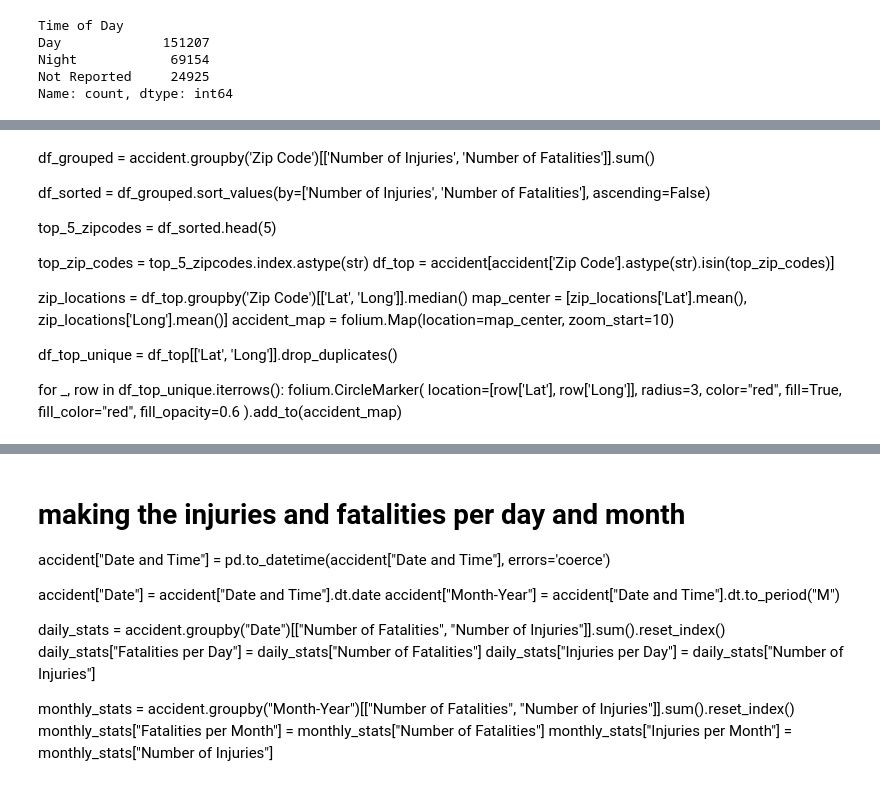
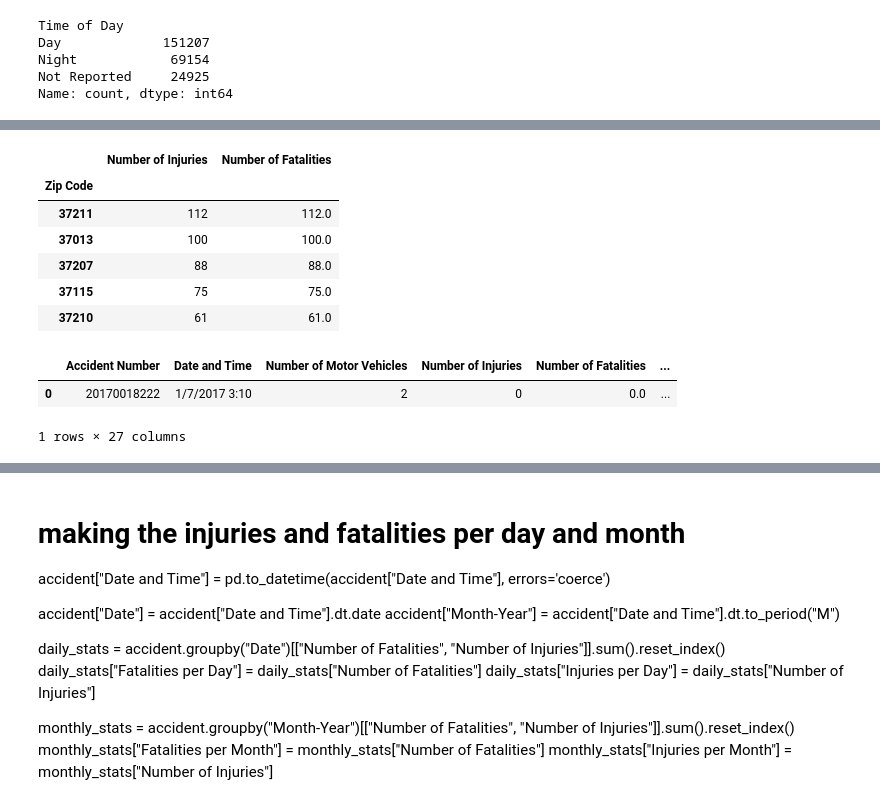
Before and after one commit to zia-da-13/Traffic_Accident, a Jupyter notebook: notebook/traffice_accidents.ipynb, the cells around one changed output, grey strips where cells are left out. Drawn from its saved outputs; the diff is of its cells as text; code cells hidden in the pictures.

```diff
--- a/notebook/traffice_accidents.ipynb
+++ b/notebook/traffice_accidents.ipynb
@@ -120,13 +120,3 @@ Day             151207
 Night            69154
 Not Reported     24925
 Name: count, dtype: int64
-# %%
-accident["Number of Injuries"] = accident["Number of Fatalities"].astype(str)  # Convert to string
-
-df_grouped = accident.groupby('Zip Code')[['Number of Injuries', 'Number of Fatalities']].sum()
-
-
-df_sorted = df_grouped.sort_values(by=['Number of Injuries', 'Number of Fatalities'], ascending=False)
-
-
-top_5_zipcodes = df_sorted.head(5)
@@ -134,0 +123,14 @@ TypeError: can only concatenate str (not "int") to str
+# %%
+
+accident["Number of Fatalities"] = pd.to_numeric(accident["Number of Fatalities"], errors='coerce')
+
+accident["Number of Fatalities"].fillna(0, inplace=True)
+accident["Number of Injuries"] = accident["Number of Fatalities"].astype(int)
+
+df_grouped = accident.groupby('Zip Code')[['Number of Injuries', 'Number of Fatalities']].sum()
+
+
+df_sorted = df_grouped.sort_values(by=['Number of Injuries', 'Number of Fatalities'], ascending=False)
+
+
+top_5_zipcodes = df_sorted.head(5)
@@ -135,33 +144,16 @@ TypeError: can only concatenate str (not "int") to str
 # %%
 top_5_zipcodes
+# %% [output]
+|  | Number of Injuries | Number of Fatalities |
+| Zip Code |  |  |
+| 37211 | 112 | 112.0 |
+| 37013 | 100 | 100.0 |
+| 37207 | 88 | 88.0 |
+| 37115 | 75 | 75.0 |
+| 37210 | 61 | 61.0 |
-# %% [markdown]
-
-df_grouped = accident.groupby('Zip Code')[['Number of Injuries', 'Number of Fatalities']].sum()
-
-
-df_sorted = df_grouped.sort_values(by=['Number of Injuries', 'Number of Fatalities'], ascending=False)
-
-
-top_5_zipcodes = df_sorted.head(5)
-
-
-top_zip_codes = top_5_zipcodes.index.astype(str)
-df_top = accident[accident['Zip Code'].astype(str).isin(top_zip_codes)]
-
-zip_locations = df_top.groupby('Zip Code')[['Lat', 'Long']].median()
-map_center = [zip_locations['Lat'].mean(), zip_locations['Long'].mean()]
-accident_map = folium.Map(location=map_center, zoom_start=10)
-
-
-df_top_unique = df_top[['Lat', 'Long']].drop_duplicates()
-
-
-for _, row in df_top_unique.iterrows():
-    folium.CircleMarker(
-        location=[row['Lat'], row['Long']],
-        radius=3,
-        color="red",
-        fill=True,
-        fill_color="red",
-        fill_opacity=0.6
-    ).add_to(accident_map)
+# %%
+accident.head(1)
+# %% [output]
+|  | Accident Number | Date and Time | Number of Motor Vehicles | Number of Injuries | Number of Fatalities | ... |
+| 0 | 20170018222 | 1/7/2017 3:10 | 2 | 0 | 0.0 | ... |
+1 rows × 27 columns
```
Also changed, not shown: parts of 16 cells of this notebook, 5 other files.
